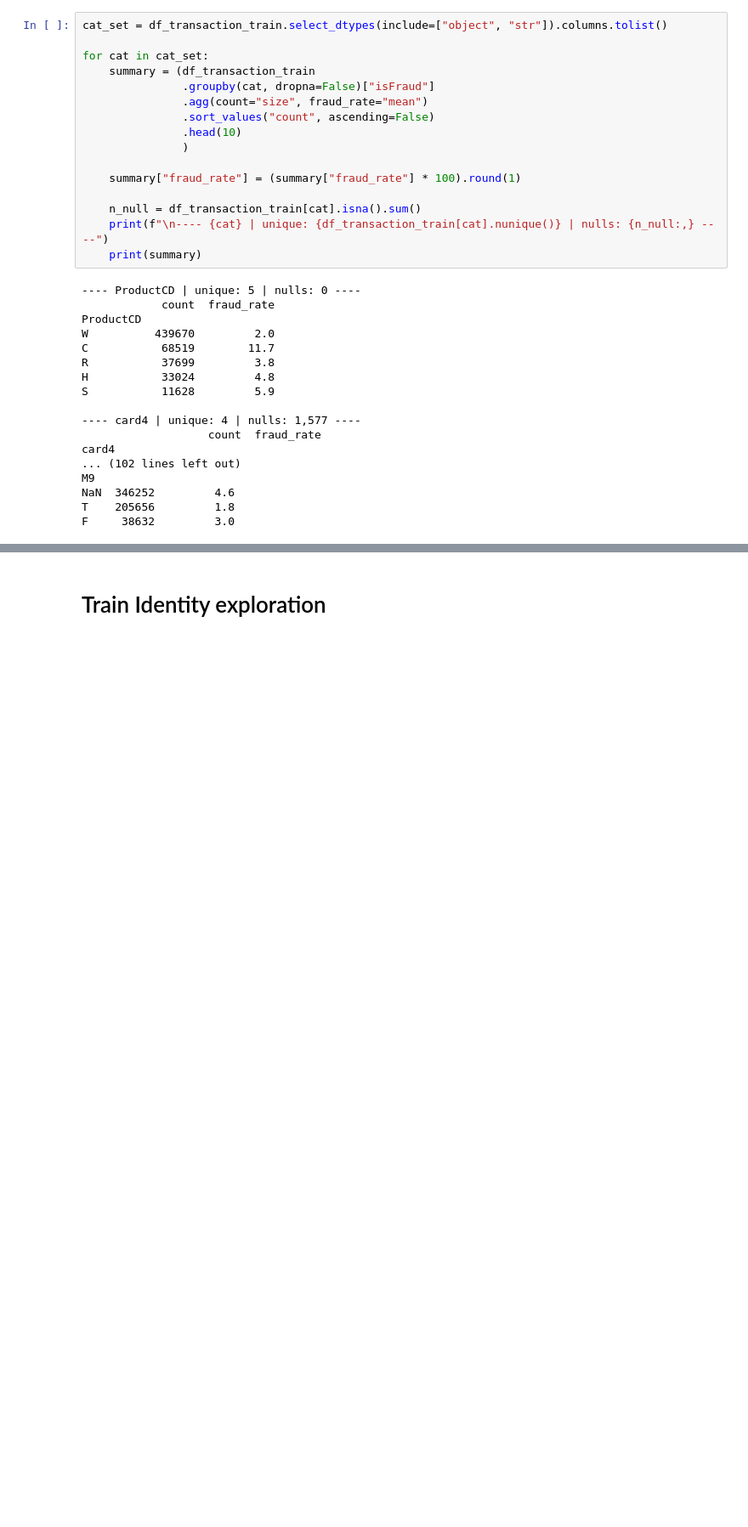
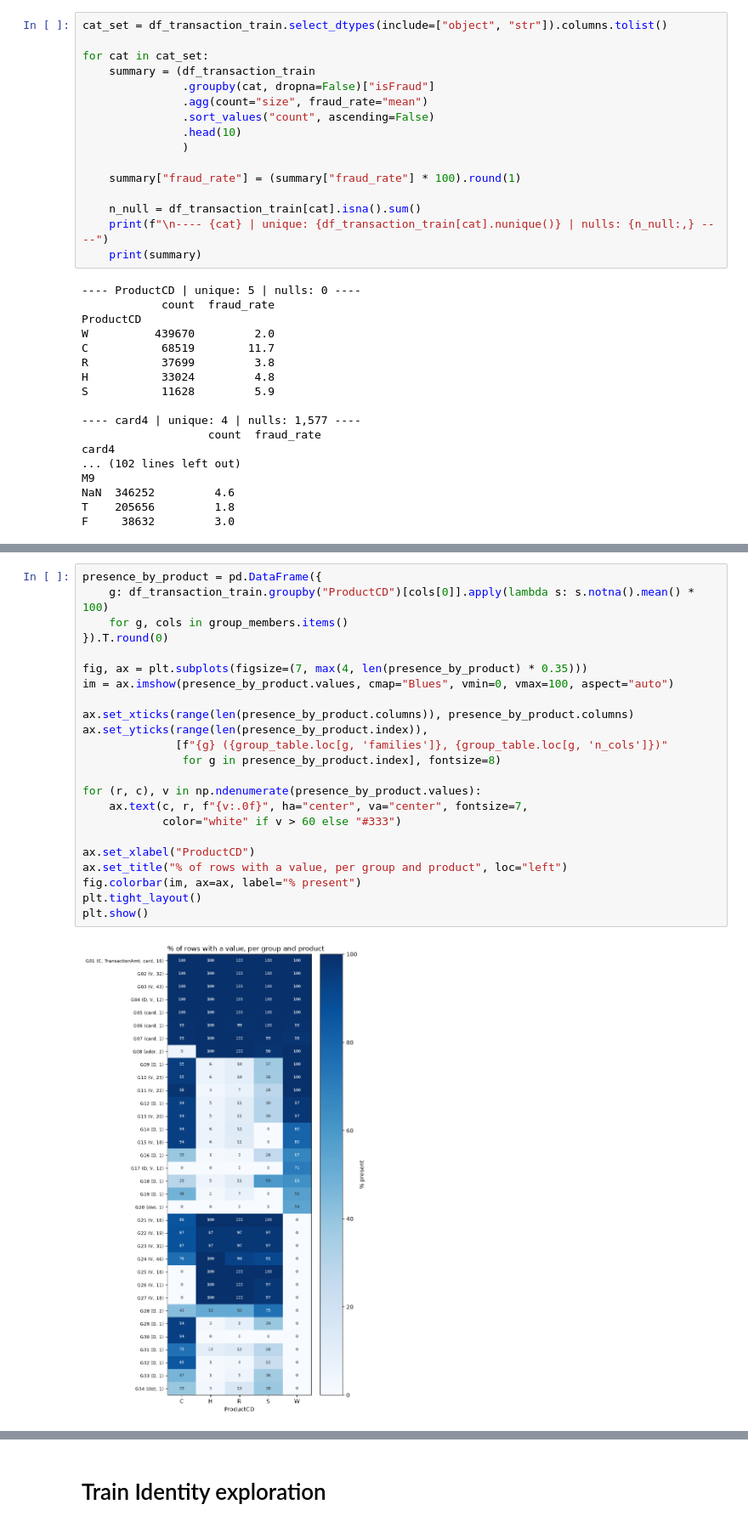
Before and after one commit to Madlenate/Fraud_Detection, a Jupyter notebook: data_analysis.ipynb, the cells around one changed output, grey strips where cells are left out. Shown at 85% size. Saved outputs shown, nothing was run; the diff lists cells and outputs as text; blank space fills up the shorter version.

```diff
--- a/data_analysis.ipynb
+++ b/data_analysis.ipynb
@@ -211,0 +425,25 @@ F     38632         3.0
+# %%
+presence_by_product = pd.DataFrame({
+    g: df_transaction_train.groupby("ProductCD")[cols[0]].apply(lambda s: s.notna().mean() * 100)
+    for g, cols in group_members.items()
+}).T.round(0)
+
+fig, ax = plt.subplots(figsize=(7, max(4, len(presence_by_product) * 0.35)))
+im = ax.imshow(presence_by_product.values, cmap="Blues", vmin=0, vmax=100, aspect="auto")
+
+ax.set_xticks(range(len(presence_by_product.columns)), presence_by_product.columns)
+ax.set_yticks(range(len(presence_by_product.index)),
+              [f"{g} ({group_table.loc[g, 'families']}, {group_table.loc[g, 'n_cols']})"
+               for g in presence_by_product.index], fontsize=8)
+
+for (r, c), v in np.ndenumerate(presence_by_product.values):
+    ax.text(c, r, f"{v:.0f}", ha="center", va="center", fontsize=7,
+            color="white" if v > 60 else "#333")
+
+ax.set_xlabel("ProductCD")
+ax.set_title("% of rows with a value, per group and product", loc="left")
+fig.colorbar(im, ax=ax, label="% present")
+plt.tight_layout()
+plt.show()
+# %% [output]
+[figure, added]
```
Also changed, not shown: parts of 21 cells of this notebook.
